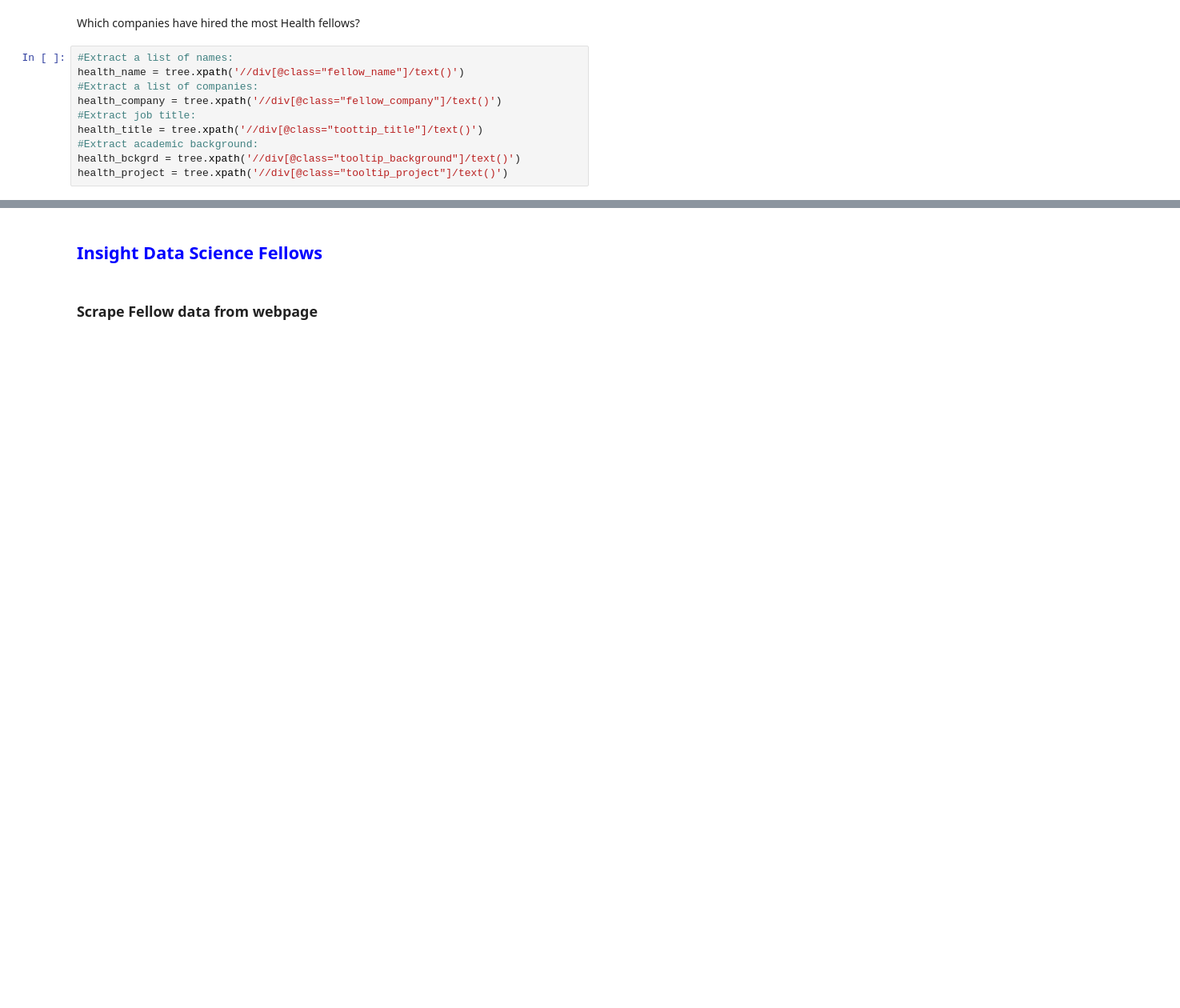
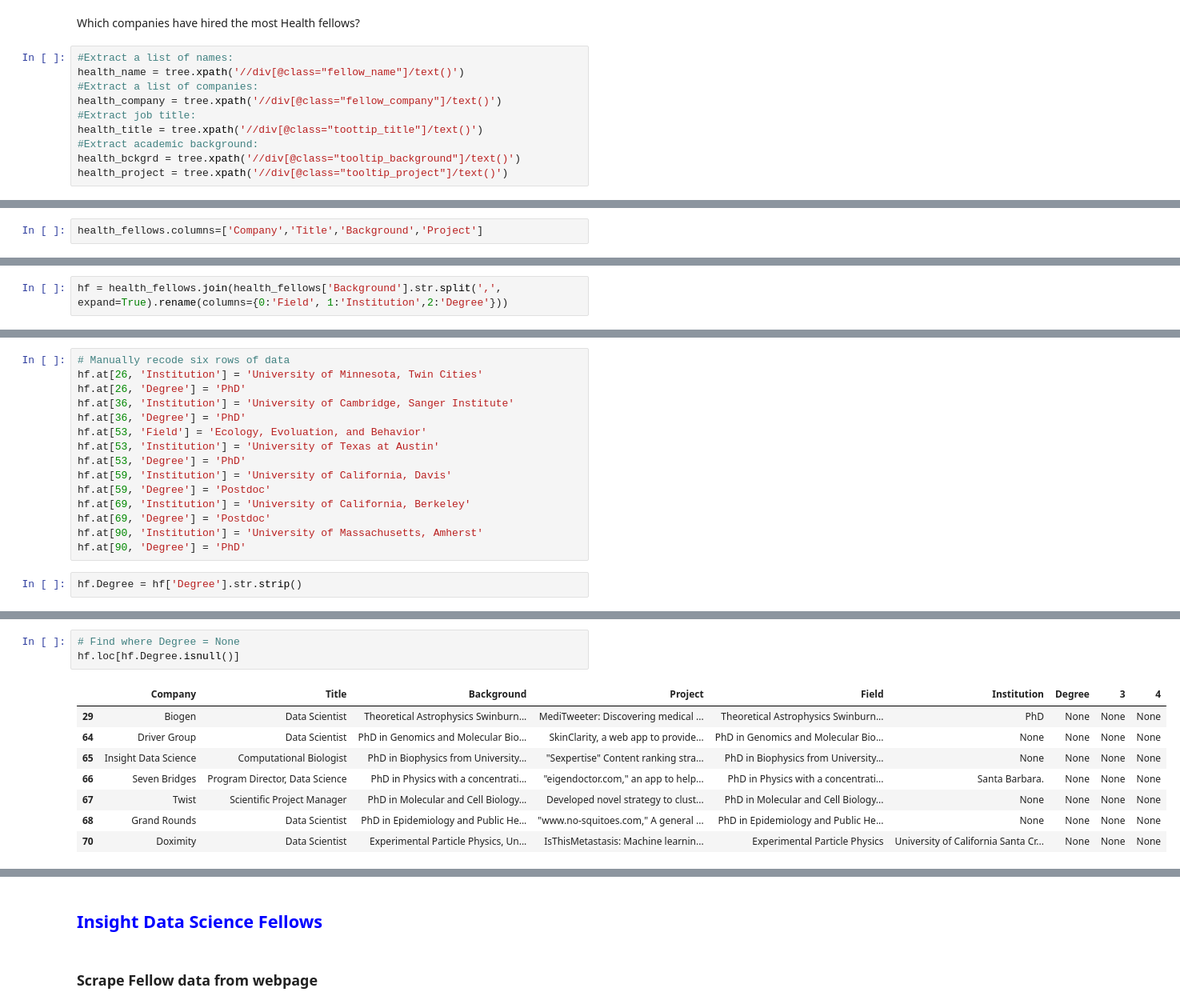
Before and after one commit to CheLena/InsightDataSci, a Jupyter notebook: Insight_Data_Science_Project.ipynb, the cells around one changed output, grey strips where cells are left out. Shown: that part at 80% size. Drawn from its saved outputs; the diff is of its cells as text; blank space fills up the shorter version.

```diff
--- a/Insight_Data_Science_Project.ipynb
+++ b/Insight_Data_Science_Project.ipynb
@@ -38,0 +36,2 @@ print(counter.most_common(6))
+# %%
+health_fellows.columns=['Company','Title','Background','Project']
@@ -38,0 +54,2 @@ print(counter.most_common(6))
+# %%
+hf = health_fellows.join(health_fellows['Background'].str.split(',', expand=True).rename(columns={0:'Field', 1:'Institution',2:'Degree'}))
@@ -38,0 +96,17 @@ print(counter.most_common(6))
+# %%
+# Manually recode six rows of data
+hf.at[26, 'Institution'] = 'University of Minnesota, Twin Cities'
+hf.at[26, 'Degree'] = 'PhD'
+hf.at[36, 'Institution'] = 'University of Cambridge, Sanger Institute'
+hf.at[36, 'Degree'] = 'PhD'
+hf.at[53, 'Field'] = 'Ecology, Evoluation, and Behavior'
+hf.at[53, 'Institution'] = 'University of Texas at Austin'
+hf.at[53, 'Degree'] = 'PhD'
+hf.at[59, 'Institution'] = 'University of California, Davis'
+hf.at[59, 'Degree'] = 'Postdoc'
+hf.at[69, 'Institution'] = 'University of California, Berkeley'
+hf.at[69, 'Degree'] = 'Postdoc'
+hf.at[90, 'Institution'] = 'University of Massachusetts, Amherst'
+hf.at[90, 'Degree'] = 'PhD'
+# %%
+hf.Degree = hf['Degree'].str.strip()
@@ -38,0 +126,12 @@ print(counter.most_common(6))
+# %%
+# Find where Degree = None
+hf.loc[hf.Degree.isnull()]
+# %% [output]
+|  | Company | Title | Background | Project | Field | Institution | Degree | 3 | 4 |
+| 29 | Biogen | Data Scientist | Theoretical Astrophysics Swinburn... | MediTweeter: Discovering medical ... | Theoretical Astrophysics Swinburn... | PhD | None | None | None |
+| 64 | Driver Group | Data Scientist | PhD in Genomics and Molecular Bio... | SkinClarity, a web app to provide... | PhD in Genomics and Molecular Bio... | None | None | None | None |
+| 65 | Insight Data Science | Computational Biologist | PhD in Biophysics from University... | "Sexpertise" Content ranking stra... | PhD in Biophysics from University... | None | None | None | None |
+| 66 | Seven Bridges | Program Director, Data Science | PhD in Physics with a concentrati... | "eigendoctor.com," an app to help... | PhD in Physics with a concentrati... | Santa Barbara. | None | None | None |
+| 67 | Twist | Scientific Project Manager | PhD in Molecular and Cell Biology... | Developed novel strategy to clust... | PhD in Molecular and Cell Biology... | None | None | None | None |
+| 68 | Grand Rounds | Data Scientist | PhD in Epidemiology and Public He... | "www.no-squitoes.com," A general ... | PhD in Epidemiology and Public He... | None | None | None | None |
+| 70 | Doximity | Data Scientist | Experimental Particle Physics, Un... | IsThisMetastasis: Machine learnin... | Experimental Particle Physics | University of California Santa Cr... | None | None | None |
```
Also changed, not shown: parts of 36 cells of this notebook.
